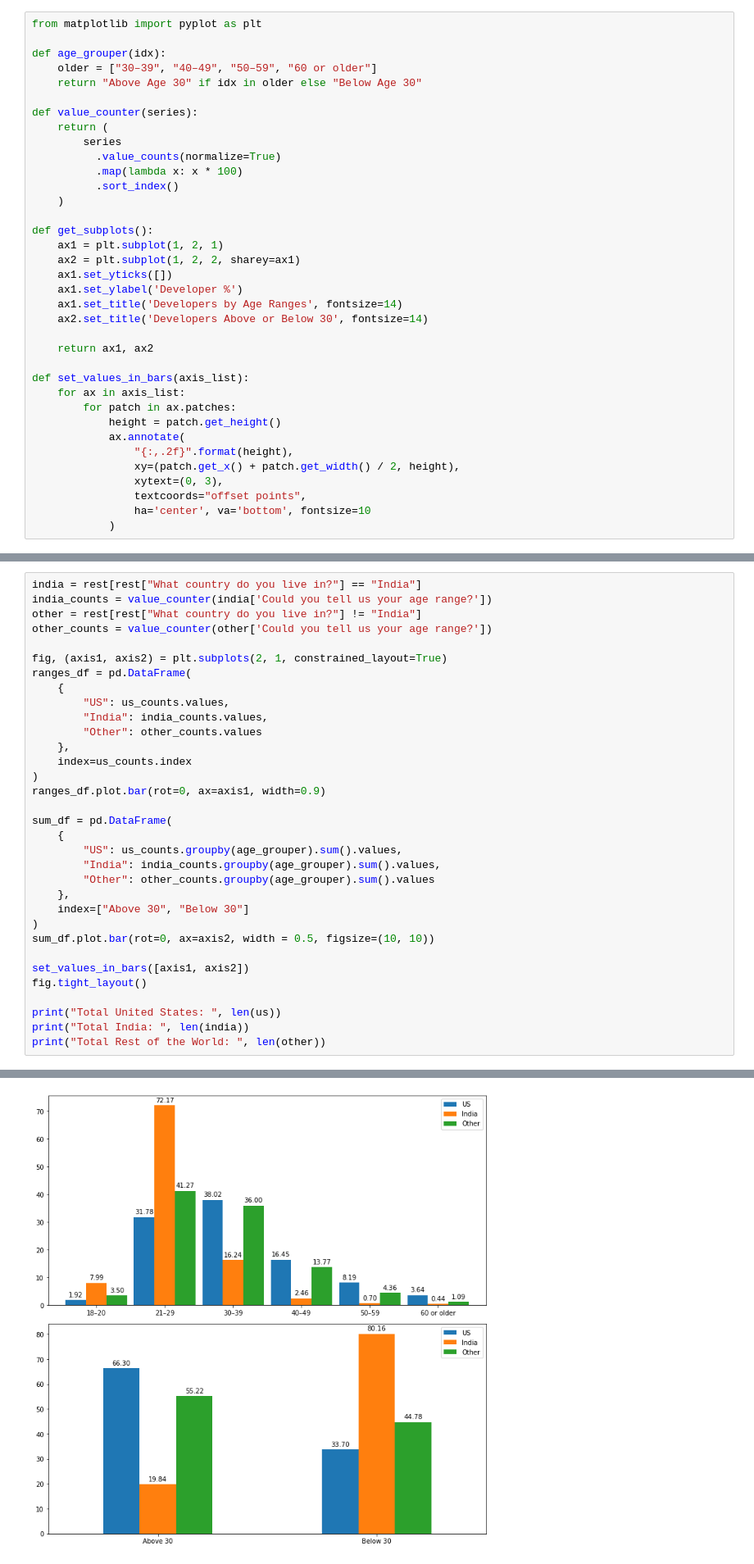
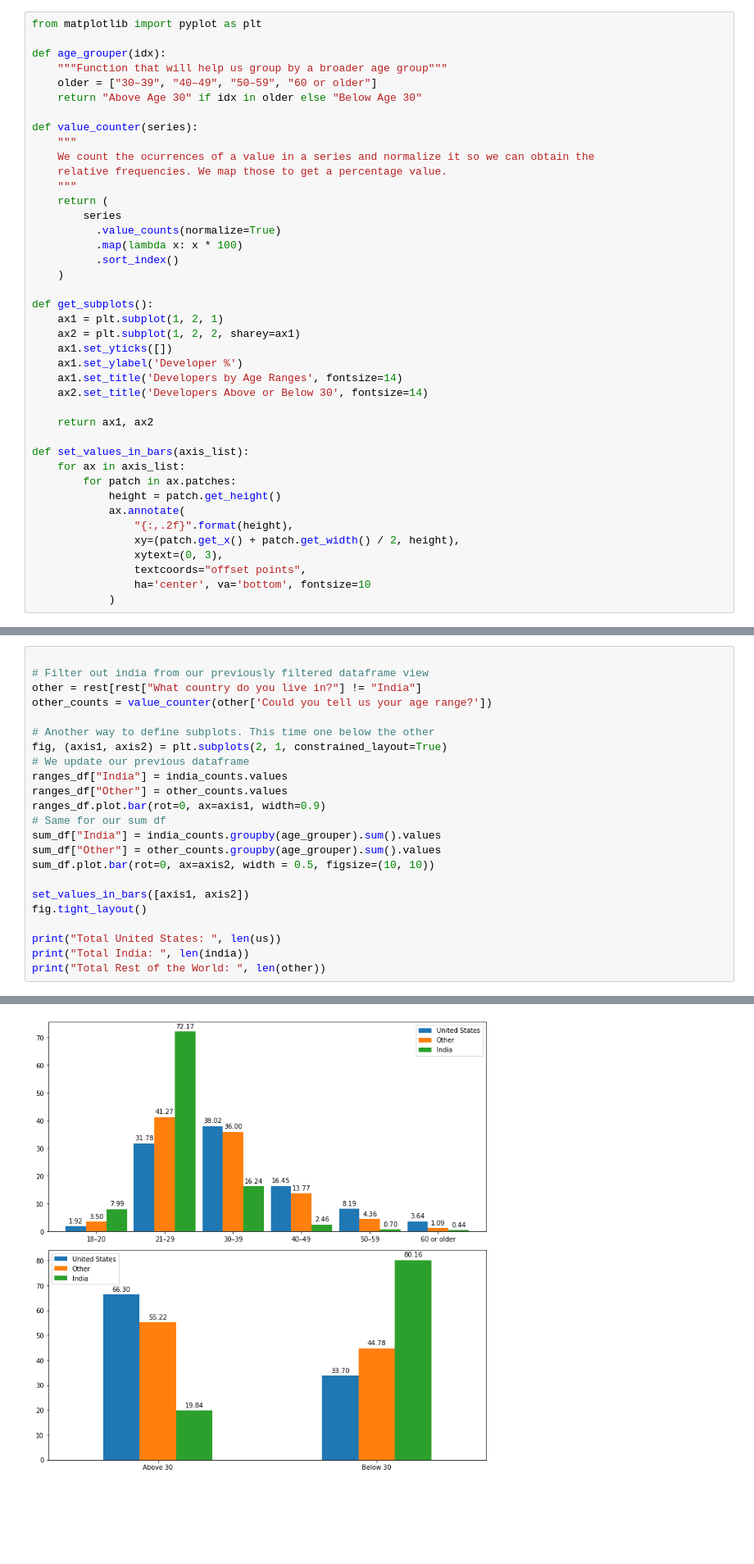
Before and after one commit to leandrob13/dev-survey-analysis, a Jupyter notebook: notebooks/python_dev_survey_2019.ipynb, the cells around one changed output, grey strips where cells are left out. Shown at 82% size. Saved outputs shown, nothing was run; the diff lists cells and outputs as text; blank space fills up the shorter version.

```diff
--- a/notebooks/python_dev_survey_2019.ipynb
+++ b/notebooks/python_dev_survey_2019.ipynb
@@ -136,10 +172,15 @@ cleaned
 from matplotlib import pyplot as plt
 
 def age_grouper(idx):
+    """Function that will help us group by a broader age group"""
     older = ["30–39", "40–49", "50–59", "60 or older"]
     return "Above Age 30" if idx in older else "Below Age 30"
 
 def value_counter(series):
+    """
+    We count the ocurrences of a value in a series and normalize it so we can obtain the
+    relative frequencies. We map those to get a percentage value.
+    """
     return (
         series
           .value_counts(normalize=True)
@@ -242,38 +386,28 @@ Total Rest of the World:  10855
 # %%
-india = rest[rest["What country do you live in?"] == "India"]
-india_counts = value_counter(india['Could you tell us your age range?'])
+
+# Filter out india from our previously filtered dataframe view
 other = rest[rest["What country do you live in?"] != "India"]
 other_counts = value_counter(other['Could you tell us your age range?'])
 
+# Another way to define subplots. This time one below the other
 fig, (axis1, axis2) = plt.subplots(2, 1, constrained_layout=True)
-ranges_df = pd.DataFrame(
-    {
-        "US": us_counts.values,
-        "India": india_counts.values,
-        "Other": other_counts.values
-    },
-    index=us_counts.index
-)
+# We update our previous dataframe
+ranges_df["India"] = india_counts.values
+ranges_df["Other"] = other_counts.values
 ranges_df.plot.bar(rot=0, ax=axis1, width=0.9)
-
-sum_df = pd.DataFrame(
-    {
-        "US": us_counts.groupby(age_grouper).sum().values,
-        "India": india_counts.groupby(age_grouper).sum().values,
-        "Other": other_counts.groupby(age_grouper).sum().values
-    },
-    index=["Above 30", "Below 30"]
-)
+# Same for our sum df
+sum_df["India"] = india_counts.groupby(age_grouper).sum().values
+sum_df["Other"] = other_counts.groupby(age_grouper).sum().values
 sum_df.plot.bar(rot=0, ax=axis2, width = 0.5, figsize=(10, 10))
 
 set_values_in_bars([axis1, axis2])
 fig.tight_layout()
 
 print("Total United States: ", len(us))
 print("Total India: ", len(india))
 print("Total Rest of the World: ", len(other))
 # %% [output]
 Total United States:  2664
 Total India:  1139
 Total Rest of the World:  9716
-[figure, old version]
+[figure, new version]
```
Also changed, not shown: parts of 28 cells of this notebook.
